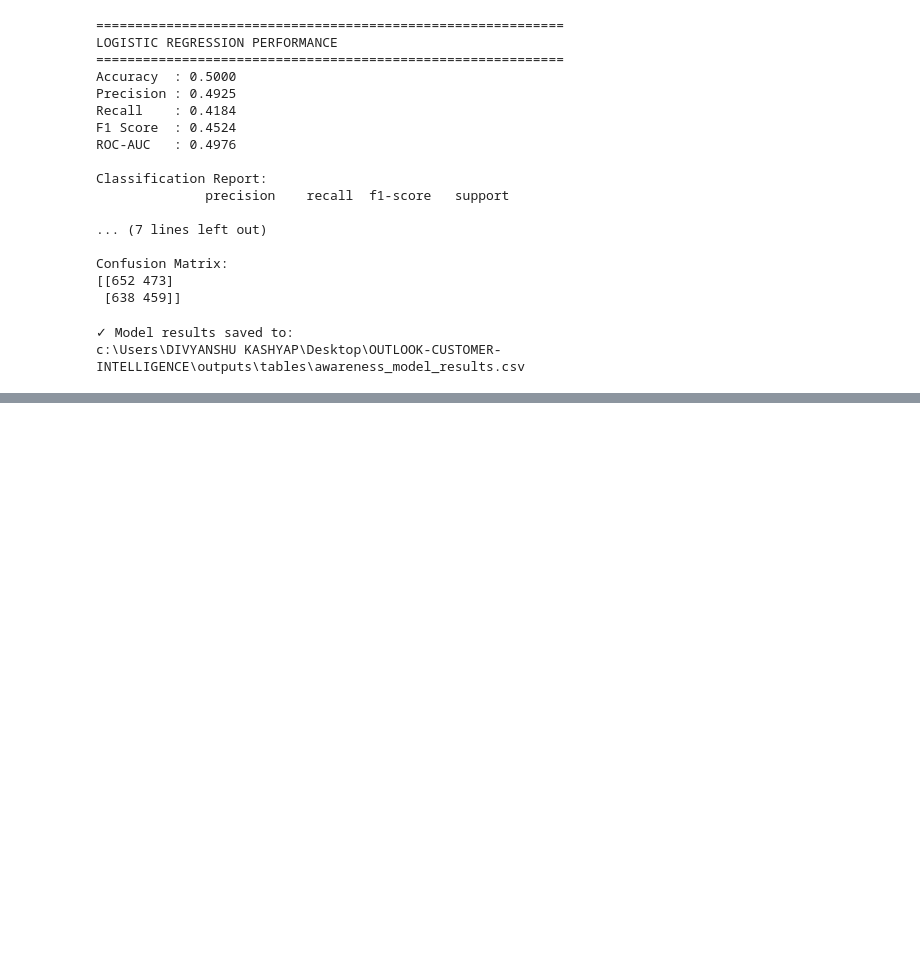
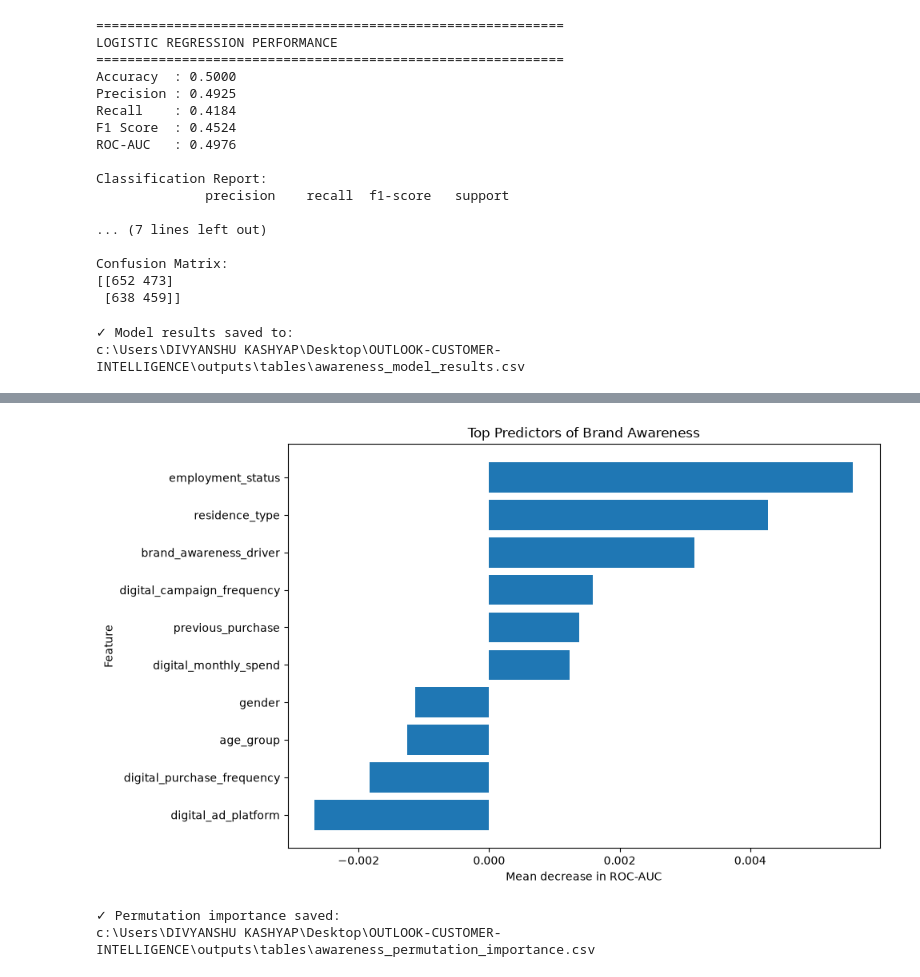
Before and after one commit to Divyanshukash/outlook-customer-intelligence, a Jupyter notebook: notebooks/05_awareness_model.ipynb, the cells around one changed output, grey strips where cells are left out. Cells and saved outputs as stored; diff of their text form; code cells hidden in the pictures; blank space fills up the shorter version.

```diff
--- a/notebooks/05_awareness_model.ipynb
+++ b/notebooks/05_awareness_model.ipynb
@@ -429,0 +1372,48 @@ c:\Users\DIVYANSHU KASHYAP\Desktop\OUTLOOK-CUSTOMER-INTELLIGENCE\outputs\tables\
+# %%
+# ---------------------------------------------------------
+# STAGE 9I: PERMUTATION IMPORTANCE VISUALIZATION
+# ---------------------------------------------------------
+
+top_permutation = (
+    permutation_table
+    .head(10)
+    .sort_values("importance_mean")
+)
+
+plt.figure(figsize=(10, 6))
+
+plt.barh(
+    top_permutation["feature"],
+    top_permutation["importance_mean"]
+)
+
+plt.xlabel("Mean decrease in ROC-AUC")
+plt.ylabel("Feature")
+plt.title("Top Predictors of Brand Awareness")
+
+plt.tight_layout()
+plt.show()
+# %% [output]
+[figure, added]
+# %%
+# ---------------------------------------------------------
+# SAVE PERMUTATION IMPORTANCE
+# ---------------------------------------------------------
+
+permutation_path = (
+    PROJECT_ROOT
+    / "outputs"
+    / "tables"
+    / "awareness_permutation_importance.csv"
+)
+
+permutation_table.to_csv(
+    permutation_path,
+    index=False
+)
+
+print("✓ Permutation importance saved:")
+print(permutation_path)
+# %% [output]
+✓ Permutation importance saved:
+c:\Users\DIVYANSHU KASHYAP\Desktop\OUTLOOK-CUSTOMER-INTELLIGENCE\outputs\tables\awareness_permutation_importance.csv
```
Also changed, not shown: parts of 35 cells of this notebook, 3 other files.
